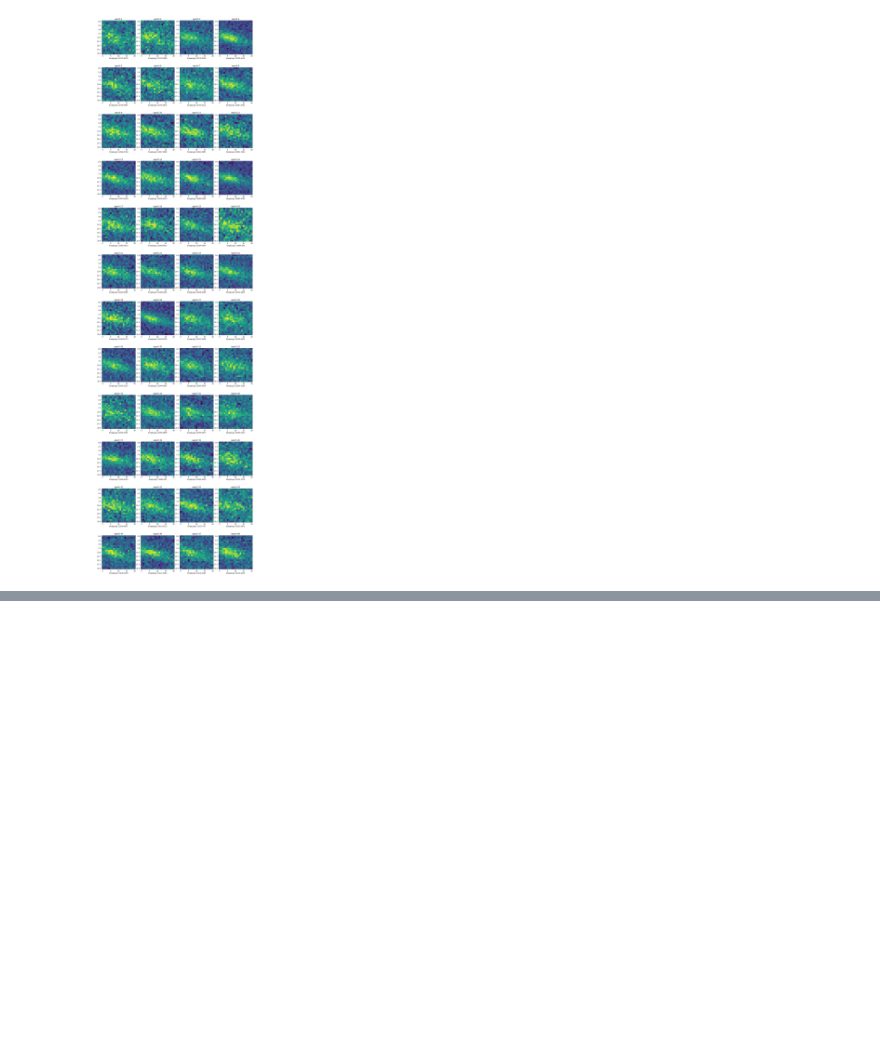
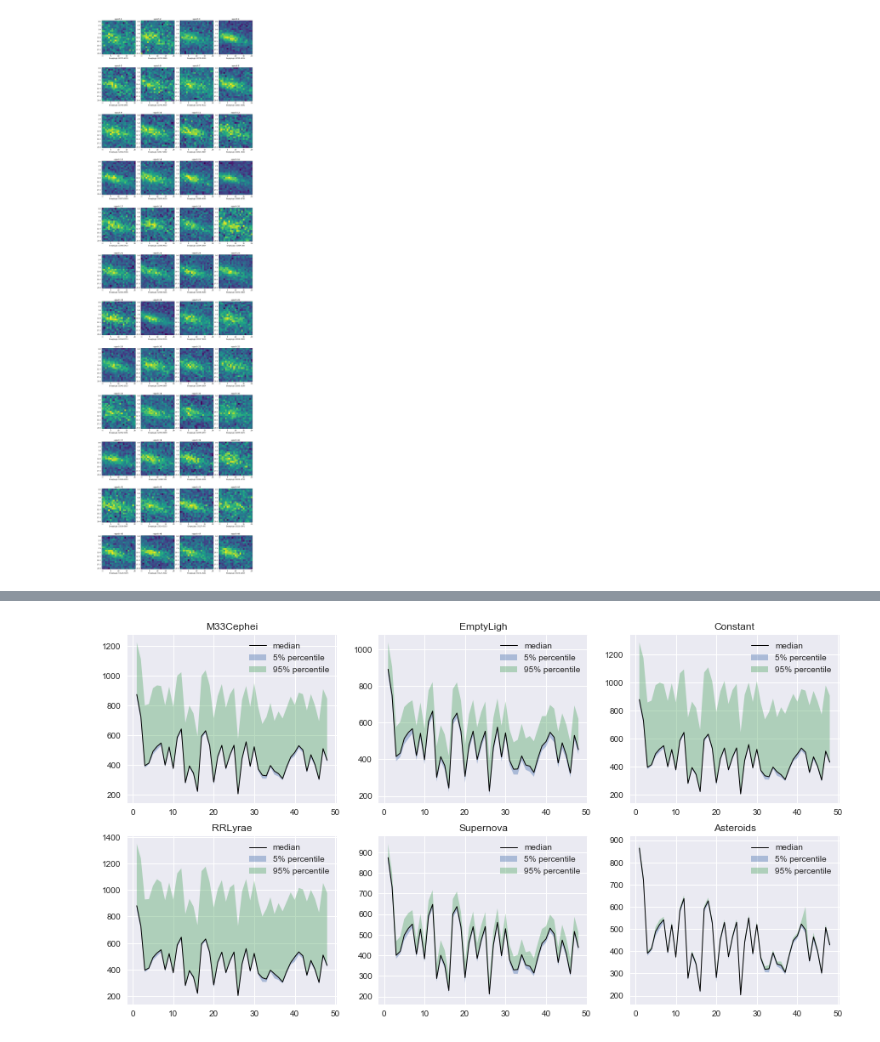
Before and after one commit to xuefeng7/AC209---final-project, a Jupyter notebook: src/data_preprocessing.ipynb, the cells around one changed output, grey strips where cells are left out. Saved outputs shown, nothing was run; the diff lists cells and outputs as text; code cells hidden in the pictures; blank space fills up the shorter version.

```diff
--- a/src/data_preprocessing.ipynb
+++ b/src/data_preprocessing.ipynb
@@ -85,0 +115,17 @@ show_sample_trajectory(images[6], labels[6], obs_days)
+# %%
+plt.figure(figsize=(15, 8))
+for i,label in enumerate(set(labels)):
+
+    images_l = images[labels==label, :, :, :]
+    median = np.percentile(images_l, 50, axis=(1,2)).mean(0)
+    perc75 = np.percentile(images_l, 95, axis=(1,2)).mean(0)
+    perc25 = np.percentile(images_l, 5, axis=(1,2)).mean(0)
+
+    plt.subplot(2, 3, i+1)
+    plt.plot(range(1,49), median, color='black', label='median', linewidth=1)
+    plt.fill_between(range(1,49), median, perc25, label='5% percentile', alpha=0.4)
+    plt.fill_between(range(1,49), median, perc75, label='95% percentile', alpha=0.4)
+    plt.title(label)
+    plt.legend()
+# %% [output]
+[figure, added]
```
Also changed, not shown: parts of 3 cells of this notebook.
